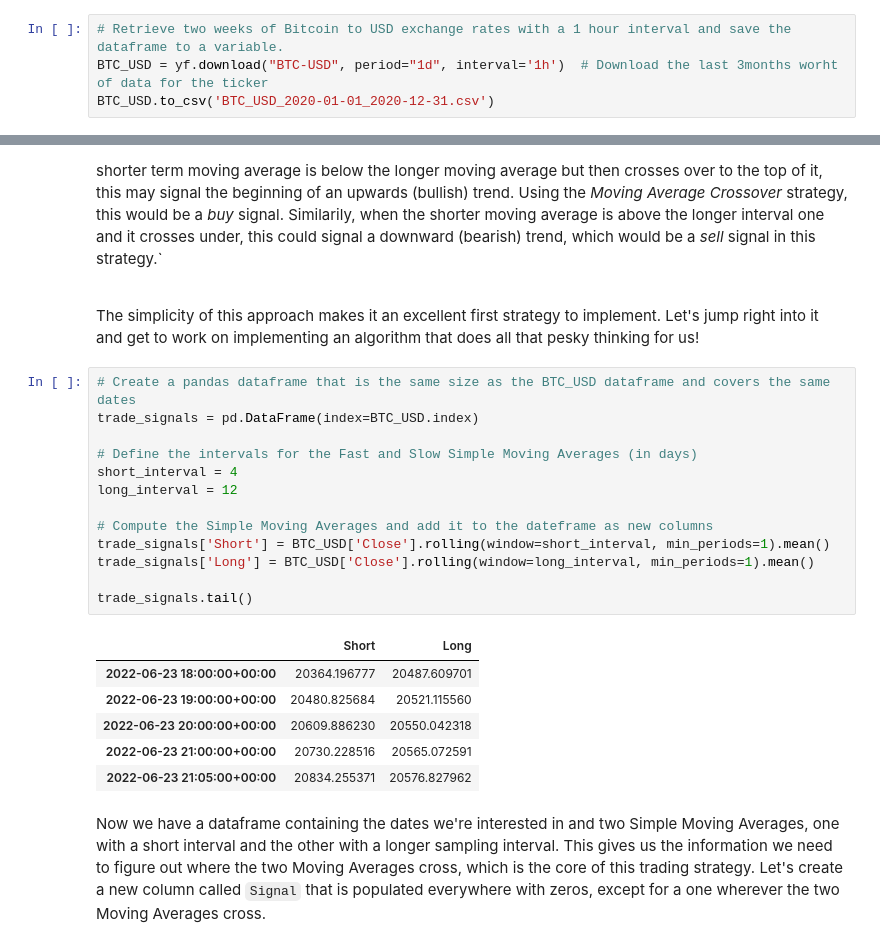
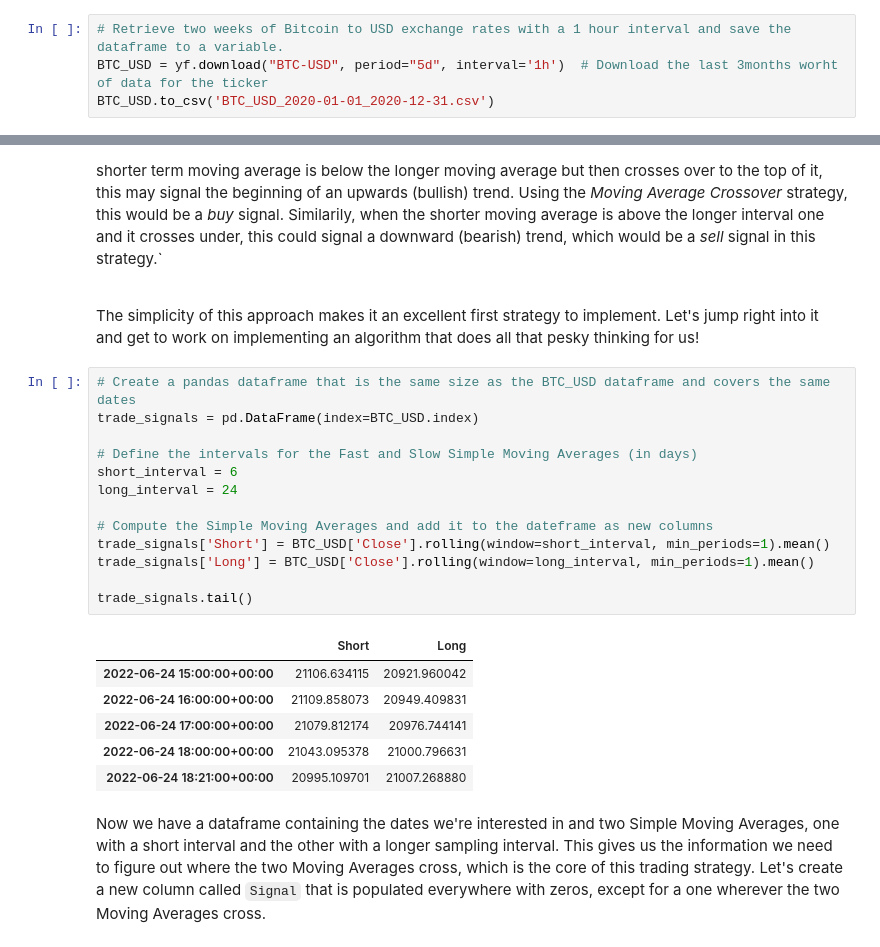
Before and after one commit to mashateayoub/GPXX0PICEN, a Jupyter notebook: doc/CryptoTradingAlgo.ipynb, the cells around one changed output, grey strips where cells are left out. Cells and saved outputs as stored; diff of their text form.

```diff
--- a/doc/CryptoTradingAlgo.ipynb
+++ b/doc/CryptoTradingAlgo.ipynb
@@ -57,7 +57,7 @@ from matplotlib.dates import DateFormatter
 The yfinance library has a built-in method for retrieving historical market data. Let's use this to get the exchange rate of Bitcoin to US Dollars over the year of 2020. We use the `download()` method, passing in the ticker we're interested in ("BTC-USD"), the start and end dates, and the time interval between datapoints. Let's use a 1 day interval.
 # %%
 # Retrieve two weeks of Bitcoin to USD exchange rates with a 1 hour interval and save the dataframe to a variable.
-BTC_USD = yf.download("BTC-USD", period="1d", interval='1h')  # Download the last 3months worht of data for the ticker
+BTC_USD = yf.download("BTC-USD", period="5d", interval='1h')  # Download the last 3months worht of data for the ticker
 BTC_USD.to_csv('BTC_USD_2020-01-01_2020-12-31.csv')
 # %% [output]
 [*********************100%***********************]  1 of 1 completed
@@ -233,23 +233,23 @@ The simplicity of this approach makes it an excellent first strategy to implemen
 # %%
 # Create a pandas dataframe that is the same size as the BTC_USD dataframe and covers the same dates
 trade_signals = pd.DataFrame(index=BTC_USD.index)
 
 # Define the intervals for the Fast and Slow Simple Moving Averages (in days)
-short_interval = 4
-long_interval = 12
+short_interval = 6
+long_interval = 24
 
 # Compute the Simple Moving Averages and add it to the dateframe as new columns
 trade_signals['Short'] = BTC_USD['Close'].rolling(window=short_interval, min_periods=1).mean()
 trade_signals['Long'] = BTC_USD['Close'].rolling(window=long_interval, min_periods=1).mean()
 
 trade_signals.tail()
 # %% [output]
 |  | Short | Long |
-| 2022-06-23 18:00:00+00:00 | 20364.196777 | 20487.609701 |
-| 2022-06-23 19:00:00+00:00 | 20480.825684 | 20521.115560 |
-| 2022-06-23 20:00:00+00:00 | 20609.886230 | 20550.042318 |
-| 2022-06-23 21:00:00+00:00 | 20730.228516 | 20565.072591 |
-| 2022-06-23 21:05:00+00:00 | 20834.255371 | 20576.827962 |
+| 2022-06-24 15:00:00+00:00 | 21106.634115 | 20921.960042 |
+| 2022-06-24 16:00:00+00:00 | 21109.858073 | 20949.409831 |
+| 2022-06-24 17:00:00+00:00 | 21079.812174 | 20976.744141 |
+| 2022-06-24 18:00:00+00:00 | 21043.095378 | 21000.796631 |
+| 2022-06-24 18:21:00+00:00 | 20995.109701 | 21007.268880 |
 # %% [markdown]
 Now we have a dataframe containing the dates we're interested in and two Simple Moving Averages, one with a short interval and the other with a longer sampling interval. This gives us the information we need to figure out where the two Moving Averages cross, which is the core of this trading strategy. Let's create a new column called `Signal` that is populated everywhere with zeros, except for a one wherever the two Moving Averages cross.
 # %%
```
Also changed, not shown: parts of 10 cells of this notebook, 2 other files.
